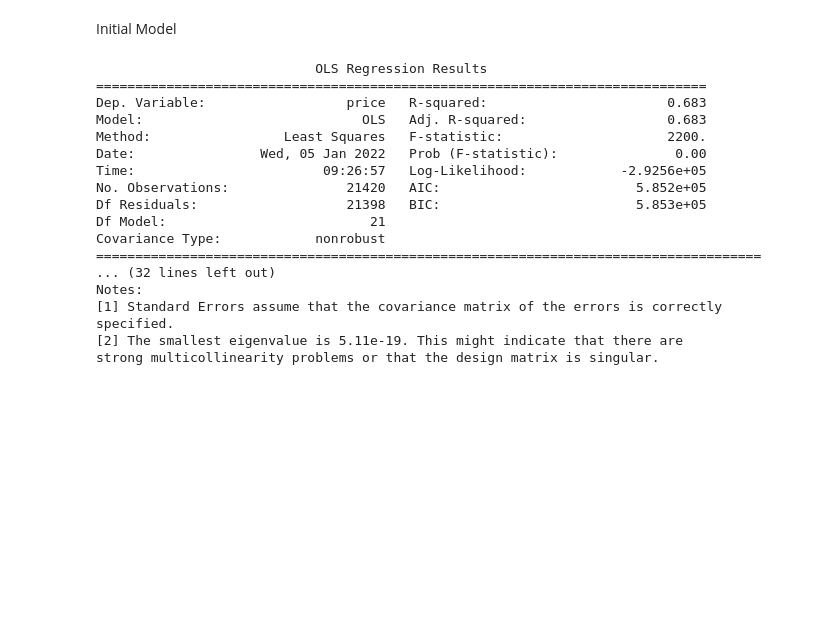
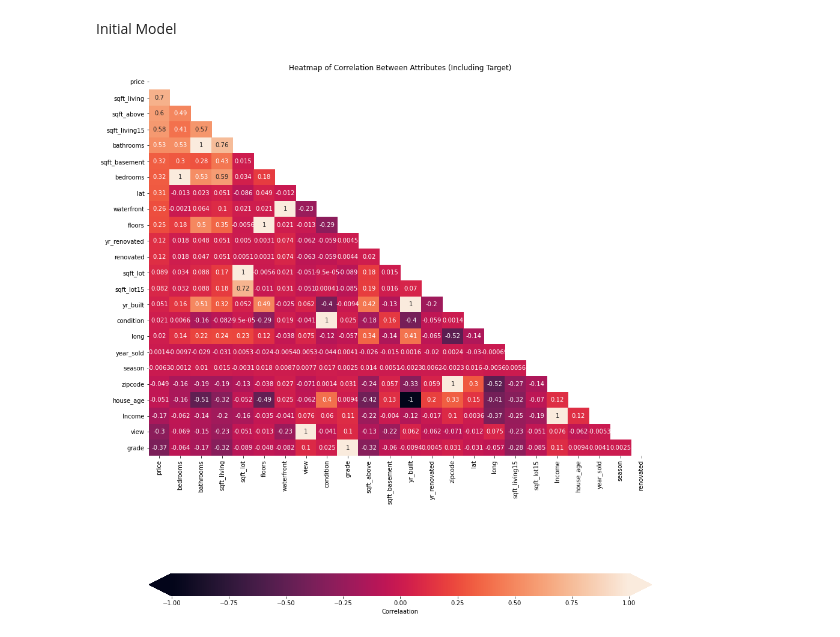
Before and after one commit to ValeriaVF/Phase_2-Project, a Jupyter notebook: olgerthasko.ipynb, the cells around one changed output. Cells and saved outputs as stored; diff of their text form; code cells hidden in the pictures; blank space fills up the shorter version.

```diff
--- a/olgerthasko.ipynb
+++ b/olgerthasko.ipynb
@@ -37,4 +40,5 @@ from scipy import stats
 import math
 from PIL import Image
 # %%
-df2 = pd.read_csv("data/kc_house_data_clean.csv")
+df = pd.read_csv("data/kc_house_data_clean.csv")
+df =df.drop(["Unnamed: 0"], axis = 1)
@@ -80,22 +63,9 @@ X = df2.drop("price", axis=1)
-# %%
-model = sm.OLS(y, sm.add_constant(X.astype(float)), missing = "drop").fit()
-results = model.summary()
-print(results)
-# %% [output]
-                            OLS Regression Results
-==============================================================================
-Dep. Variable:                  price   R-squared:                       0.683
-Model:                            OLS   Adj. R-squared:                  0.683
-Method:                 Least Squares   F-statistic:                     2200.
-Date:                Wed, 05 Jan 2022   Prob (F-statistic):               0.00
-Time:                        09:26:57   Log-Likelihood:            -2.9256e+05
-No. Observations:               21420   AIC:                         5.852e+05
-Df Residuals:                   21398   BIC:                         5.853e+05
-Df Model:                          21
-Covariance Type:            nonrobust
-=====================================================================================
-... (32 lines left out)
-Notes:
-[1] Standard Errors assume that the covariance matrix of the errors is correctly specified.
-[2] The smallest eigenvalue is 5.11e-19. This might indicate that there are
-strong multicollinearity problems or that the design matrix is singular.
+# %%
+initial_corr = df.corr().sort_values(by="price", ascending=False)
+# %%
+fig, ax = plt.subplots(figsize=(15,18))
+sns.heatmap(data = initial_corr, mask = np.triu(np.ones_like(initial_corr, dtype=bool)), ax = ax, annot = True, cbar_kws = {"label": "Correlaation", "orientation": "horizontal", "pad": .2, "extend": "both"})
+
+ax.set_title("Heatmap of Correlation Between Attributes (Including Target)");
+# %% [output]
+[figure, added]
```
Also changed, not shown: parts of 50 cells of this notebook, 5 other files.
